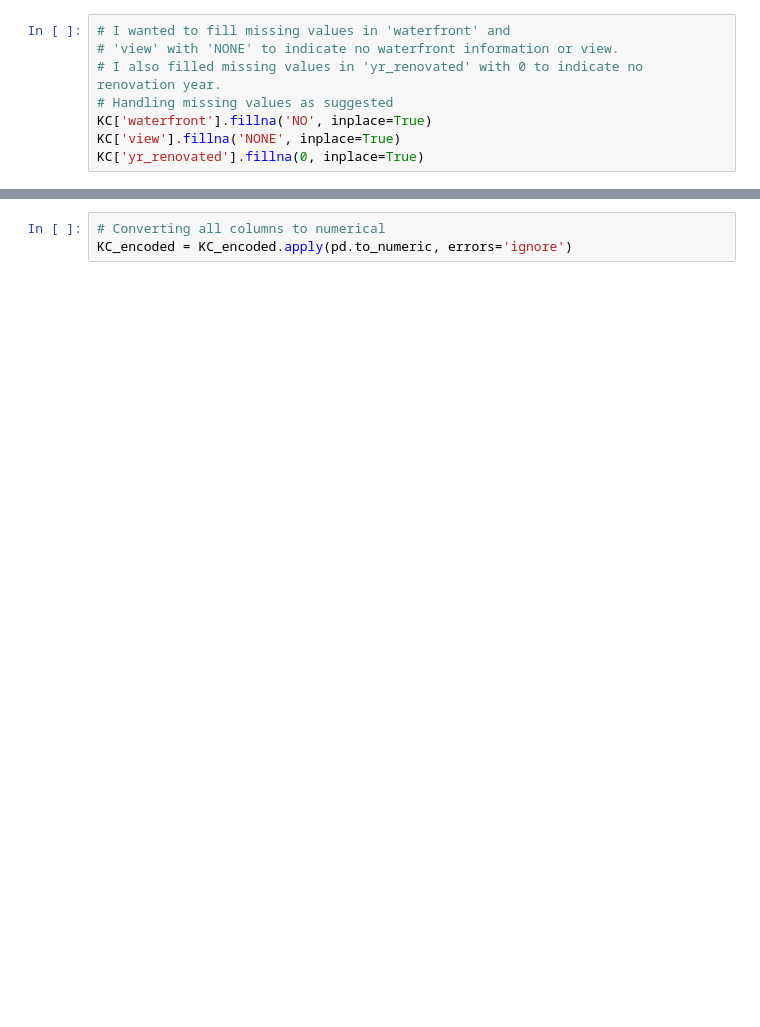
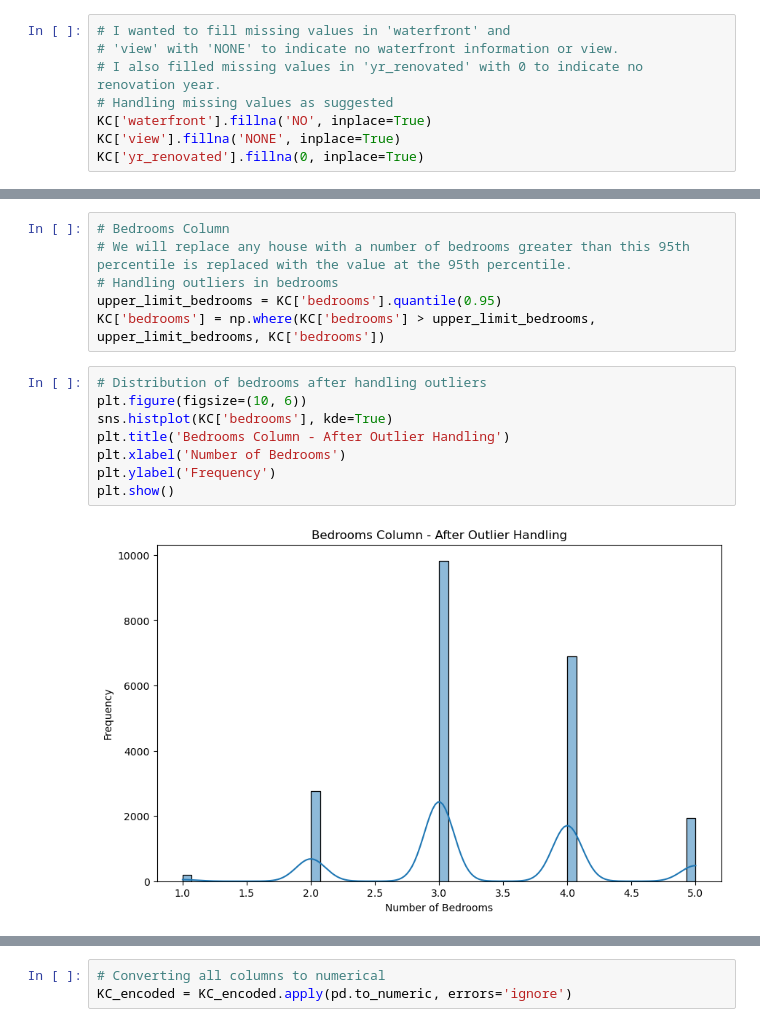
Before and after one commit to Beatrice-Kariuki/Sharing-Project-Phase-2, a Jupyter notebook: student.ipynb, the cells around one changed output, grey strips where cells are left out. Drawn from its saved outputs; the diff is of its cells as text; blank space fills up the shorter version.

```diff
--- a/student.ipynb
+++ b/student.ipynb
@@ -178,0 +257,16 @@ print(KC.head())
+# %%
+# Bedrooms Column
+# We will replace any house with a number of bedrooms greater than this 95th percentile is replaced with the value at the 95th percentile.
+# Handling outliers in bedrooms
+upper_limit_bedrooms = KC['bedrooms'].quantile(0.95)
+KC['bedrooms'] = np.where(KC['bedrooms'] > upper_limit_bedrooms, upper_limit_bedrooms, KC['bedrooms'])
+# %%
+# Distribution of bedrooms after handling outliers
+plt.figure(figsize=(10, 6))
+sns.histplot(KC['bedrooms'], kde=True)
+plt.title('Bedrooms Column - After Outlier Handling')
+plt.xlabel('Number of Bedrooms')
+plt.ylabel('Frequency')
+plt.show()
+# %% [output]
+[figure, added]
```
Also changed, not shown: parts of 88 cells of this notebook.
